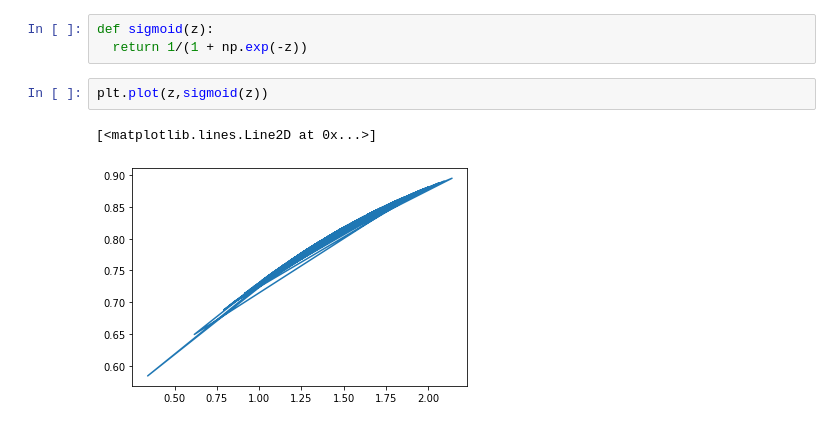
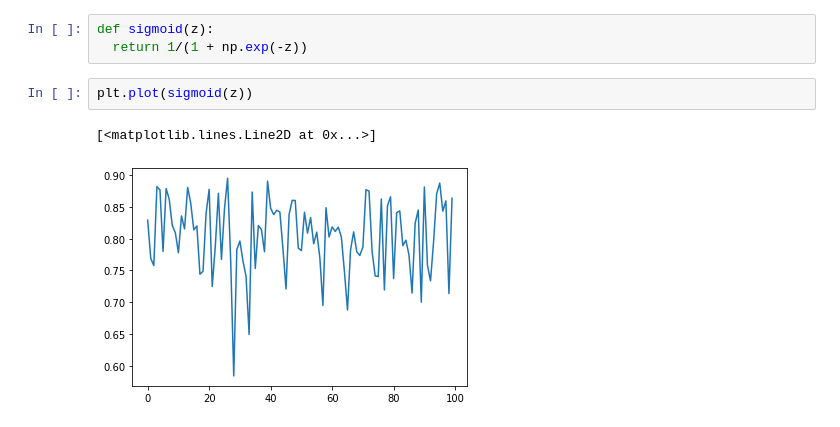
Before and after one commit to mcalmeida13/math-machine-learning, a Jupyter notebook: logistic-regression/logistic_regression_1.ipynb, the cells around one changed output. Saved outputs shown, nothing was run; the diff lists cells and outputs as text.

```diff
--- a/logistic-regression/logistic_regression_1.ipynb
+++ b/logistic-regression/logistic_regression_1.ipynb
@@ -25,7 +25,7 @@ z = Xb.dot(w)
 def sigmoid(z):
   return 1/(1 + np.exp(-z))
 # %%
-plt.plot(z,sigmoid(z))
+plt.plot(sigmoid(z))
 # %% [output]
 [<matplotlib.lines.Line2D at 0x...>]
-[figure, old version]
+[figure, new version]
```
Also changed, not shown: parts of 1 cell of this notebook.
